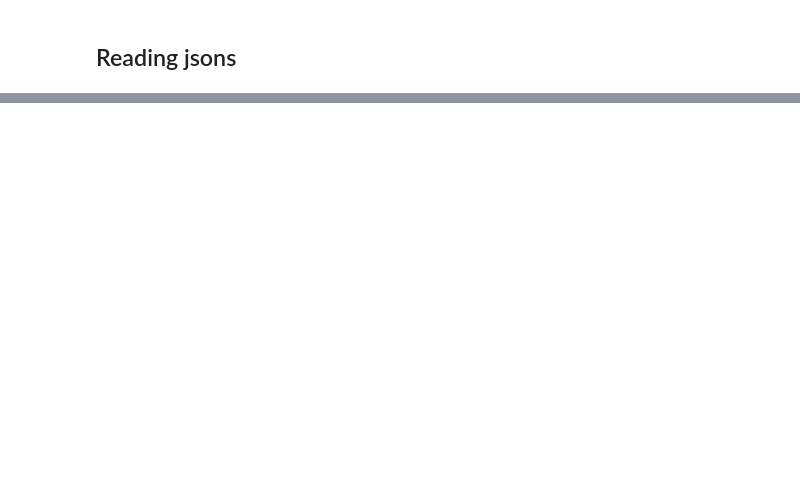
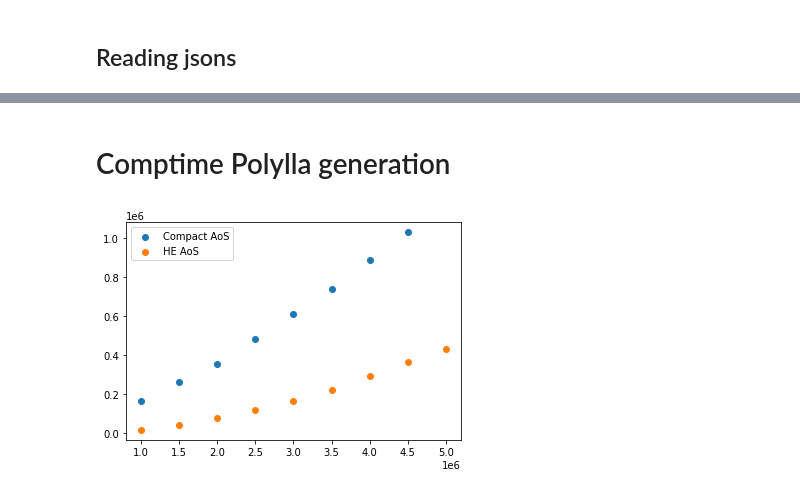
Before and after one commit to ssalinasfe/Compact-Polylla-Mesh, a Jupyter notebook: pruebas/output/plots.ipynb, the cells around one changed output, grey strips where cells are left out. Saved outputs shown, nothing was run; the diff lists cells and outputs as text; code cells hidden in the pictures; blank space fills up the shorter version.

```diff
--- a/pruebas/output/plots.ipynb
+++ b/pruebas/output/plots.ipynb
@@ -60,0 +55,16 @@ data_time_compact = data_time_compact.set_index('n_vertices')
+# %% [markdown]
+# Comptime Polylla generation
+# %%
+#data_time = pd.DataFrame(columns=['time_triangulation_generation','time_to_label_max_edges', 'time_to_label_frontier_edges', 'time_to_label_seed_edges', 'time_to_traversal_and_repair', 'time_to_traversal', 'time_to_repair', 'polygons', 'n_frontier_edges', 'n_barrier_edge_tips', 'n_half_edges', 'n_faces', 'n_vertices'])
+data_time['Polylla_time'] = data_time['time_to_label_max_edges'] + data_time['time_to_label_frontier_edges'] + data_time['time_to_label_seed_edges'] + data_time['time_to_traversal_and_repair']
+
+data_time_compact['Polylla_time'] = data_time_compact['time_to_label_max_edges'] + data_time_compact['time_to_label_frontier_edges'] + data_time_compact['time_to_label_seed_edges'] + data_time_compact['time_to_traversal_and_repair']
+
+#data_time.columns.to_list()
+plt.scatter(data_time_compact.n_vertices, data_time_compact.Polylla_time, label='Compact AoS')
+plt.scatter(data_time.n_vertices, data_time.Polylla_time,  label='HE AoS')
+
+plt.legend()
+plt.ticklabel_format(style='sci', axis='x', scilimits=(0,0))
+# %% [output]
+[figure, added]
```
Also changed, not shown: parts of 6 cells of this notebook, 5 other files.
